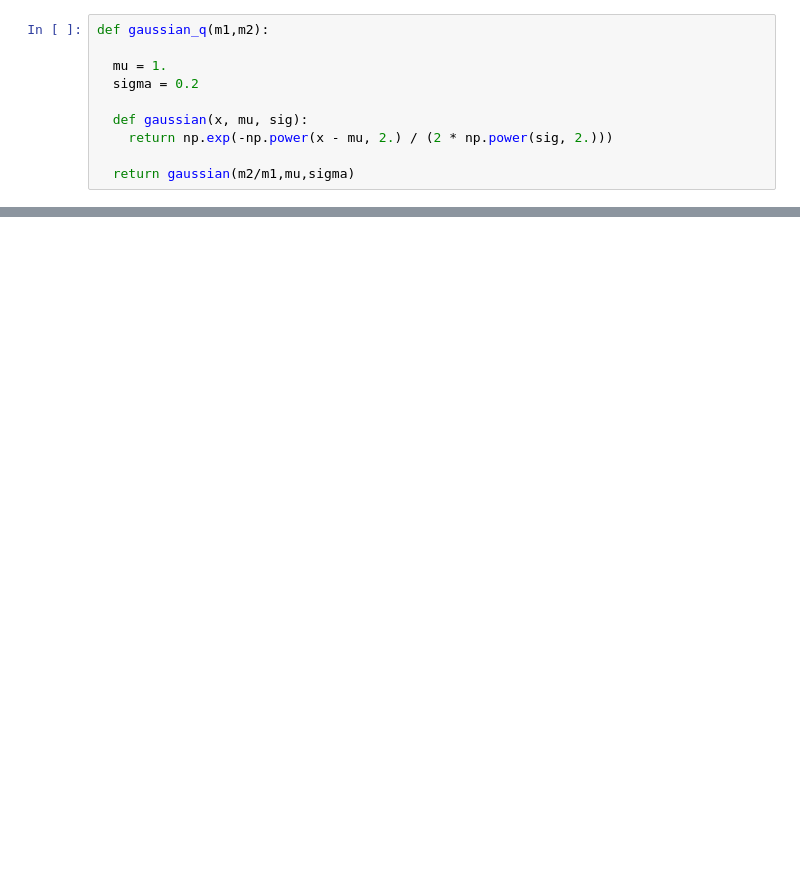
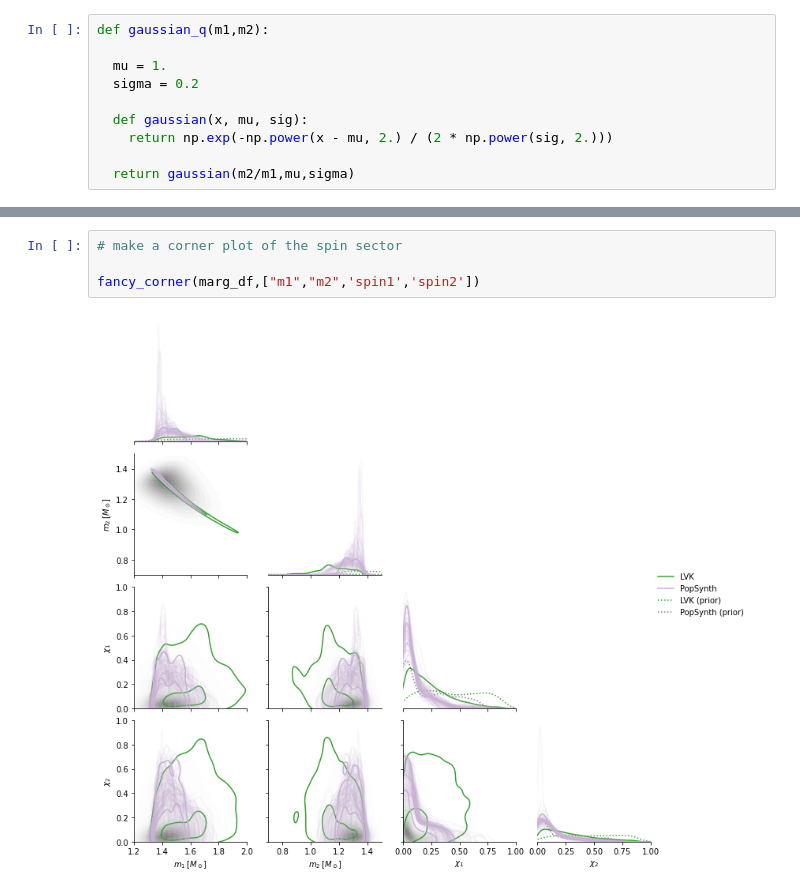
Before and after one commit to daniellmarc/reweighted-dns, a Jupyter notebook: GW170817_PopSynthNS.ipynb, the cells around one changed output, grey strips where cells are left out. Cells and saved outputs as stored; diff of their text form; blank space fills up the shorter version.

```diff
--- a/GW170817_PopSynthNS.ipynb
+++ b/GW170817_PopSynthNS.ipynb
@@ -351,0 +353,6 @@ for i in range(len(vars)):
+# %%
+# make a corner plot of the spin sector
+
+fancy_corner(marg_df,["m1","m2",'spin1','spin2'])
+# %% [output]
+[figure, added]
```
Also changed, not shown: parts of 24 cells of this notebook.
